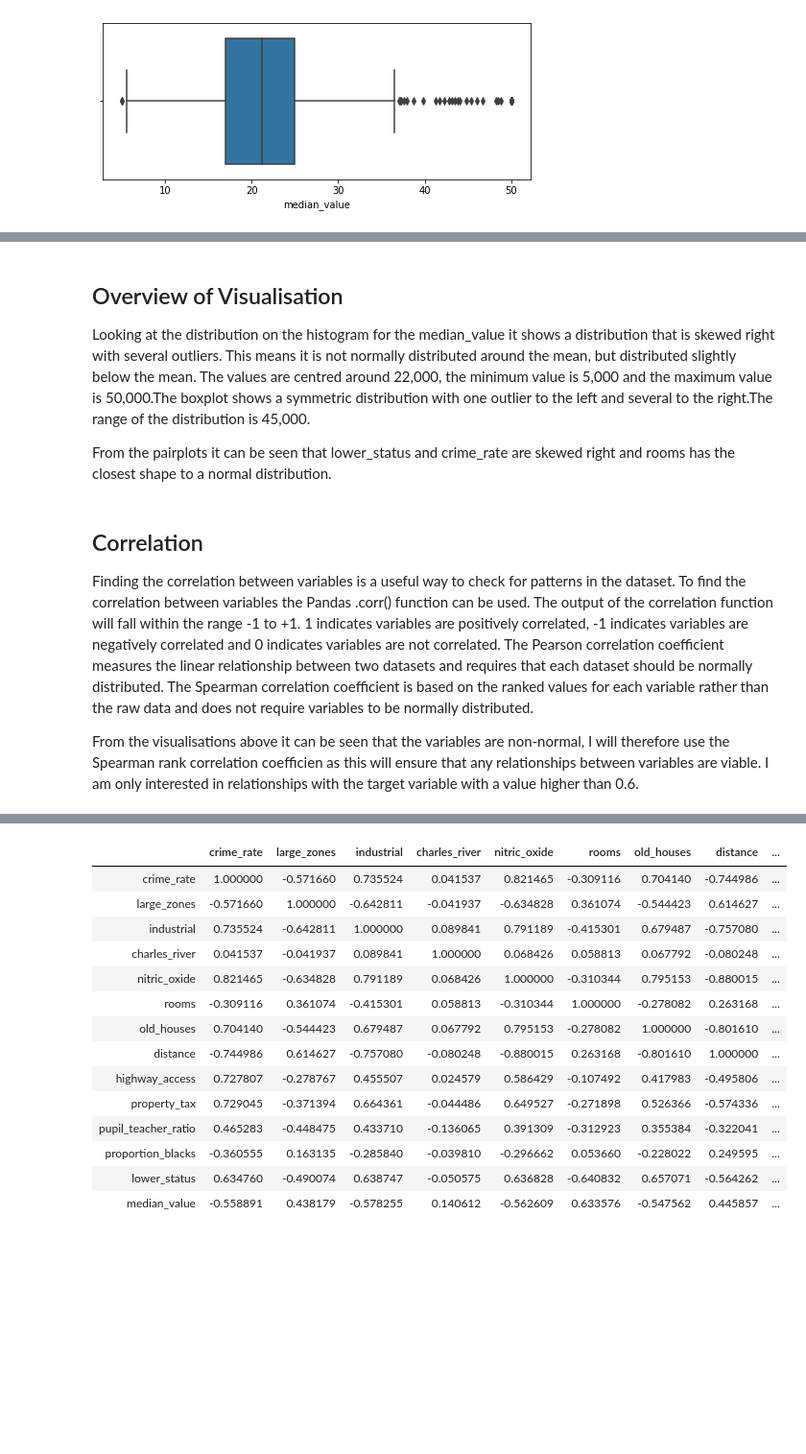
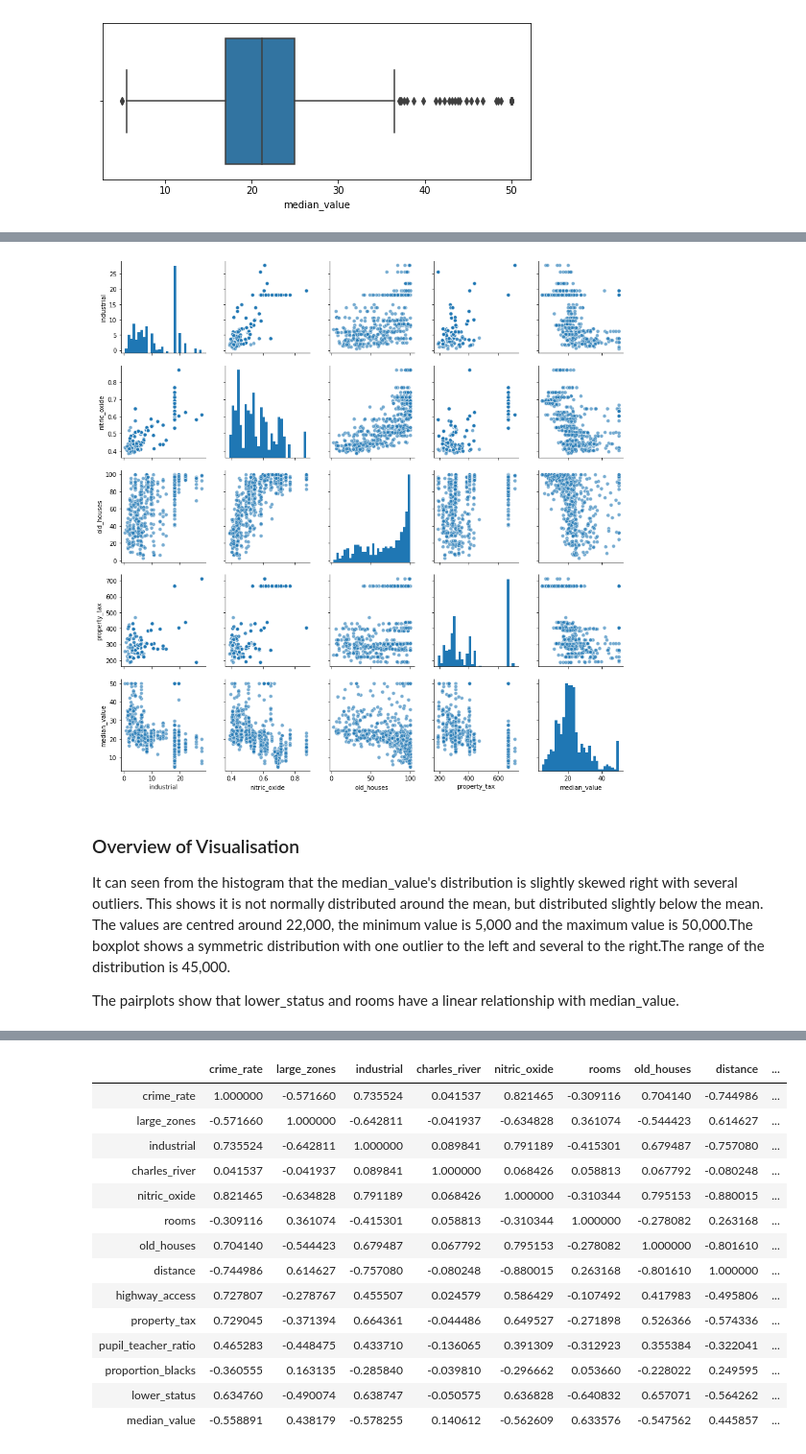
Before and after one commit to beccycole/AppliedStatisticsProject, a Jupyter notebook: Boston Housing Dataset - Linear Regression.ipynb, the cells around one changed output, grey strips where cells are left out. Shown at 96% size. Cells and saved outputs as stored; diff of their text form; code cells hidden in the pictures; blank space fills up the shorter version.

Commit message:
Completed Correlation

```diff
--- a/Boston Housing Dataset - Linear Regression.ipynb
+++ b/Boston Housing Dataset - Linear Regression.ipynb
@@ -234,10 +240,18 @@ plt.show()
+# %%
+# create a variable called cols_1 with list of variables
+cols_1 = ['industrial', 'nitric_oxide', 'old_houses', 'property_tax', 'median_value']
+
+# create pairplots on the list of variables in cols
+sns.pairplot(boston[cols_1],
+plot_kws={'alpha': 0.6},
+diag_kws={'bins': 30})
+
+# plot the pairplots
+plt.show()
+# %% [output]
+[figure, added]
 # %% [markdown]
-## Overview of Visualisation
-Looking at the distribution on the histogram for the median_value it shows a distribution that is skewed right with several outliers. This means it is not normally distributed around the mean, but distributed slightly below the mean. The values are centred around 22,000, the minimum value is 5,000 and the maximum value is 50,000.The boxplot shows a symmetric distribution with one outlier to the left and several to the right.The range of the distribution is 45,000.
+### Overview of Visualisation
+It can seen from the histogram that the median_value's distribution is slightly skewed right with several outliers. This shows it is not normally distributed around the mean, but distributed slightly below the mean. The values are centred around 22,000, the minimum value is 5,000 and the maximum value is 50,000.The boxplot shows a symmetric distribution with one outlier to the left and several to the right.The range of the distribution is 45,000.
 
-From the pairplots it can be seen that lower_status and crime_rate are skewed right and rooms has the closest shape to a normal distribution.
+The pairplots show that lower_status and rooms have a linear relationship with median_value.
-# %% [markdown]
-## Correlation
-Finding the correlation between variables is a useful way to check for patterns in the dataset. To find the correlation between variables the Pandas .corr() function can be used. The output of the correlation function will fall within the range -1 to +1. 1 indicates variables are positively correlated, -1 indicates variables are negatively correlated and 0 indicates variables are not correlated. The Pearson correlation coefficient measures the linear relationship between two datasets and requires that each dataset should be normally distributed. The Spearman correlation coefficient is based on the ranked values for each variable rather than the raw data and does not require variables to be normally distributed.
-
-From the visualisations above it can be seen that the variables are non-normal, I will therefore use the Spearman rank correlation coefficien as this will ensure that any relationships between variables are viable. I am only interested in  relationships with the target variable with a value higher than 0.6.
```
Also changed, not shown: parts of 16 cells of this notebook.
